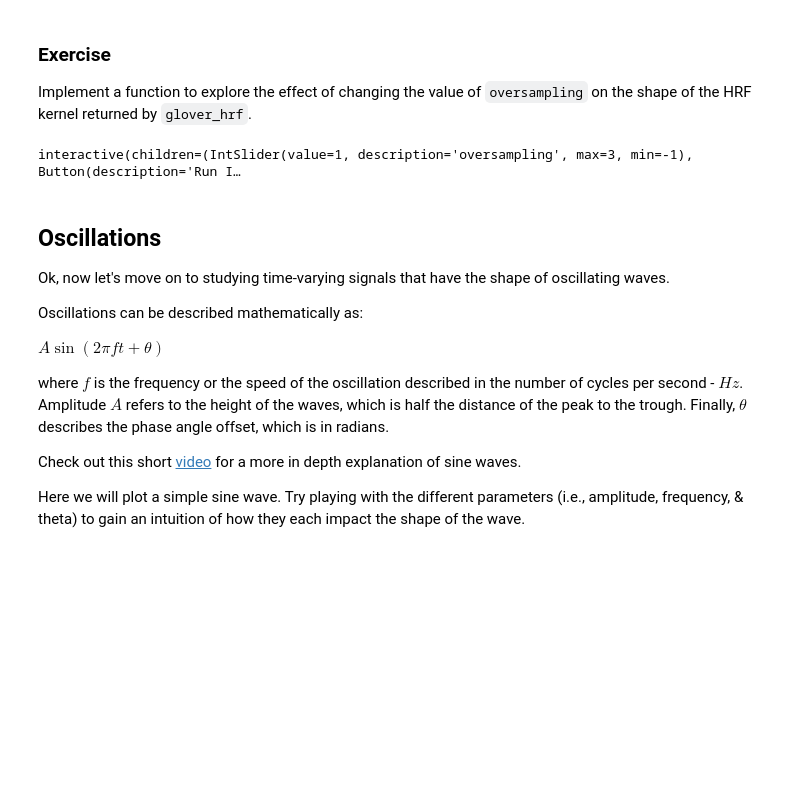
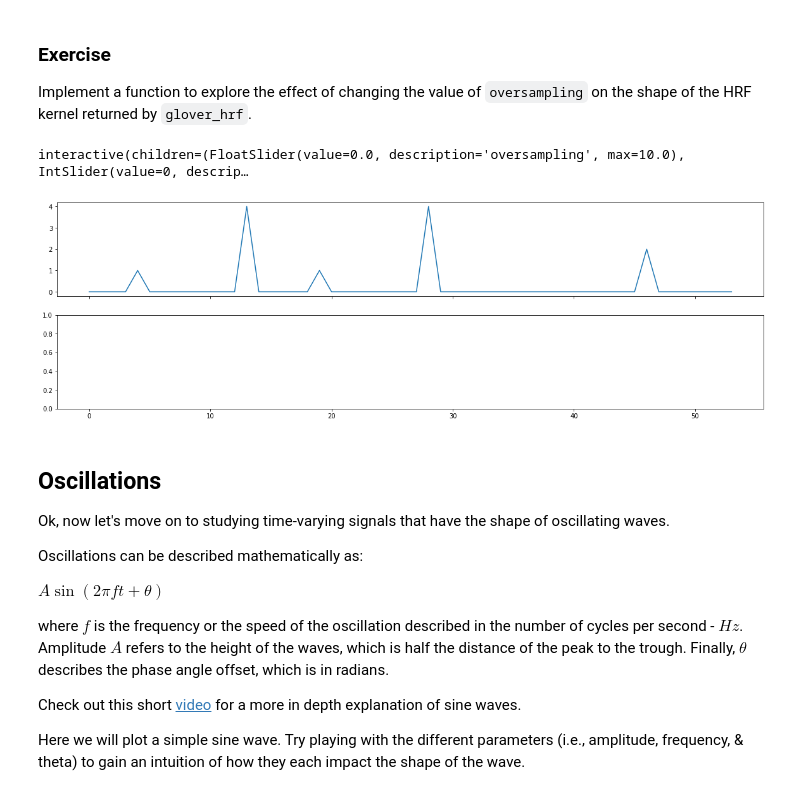
Before and after one commit to Pai-Sho/bai-book, a Jupyter notebook: content/labs/lab-signal-processing/index.ipynb, the cells around one changed output. Drawn from its saved outputs; the diff is of its cells as text; code cells hidden in the pictures; blank space fills up the shorter version.

```diff
--- a/content/labs/lab-signal-processing/index.ipynb
+++ b/content/labs/lab-signal-processing/index.ipynb
@@ -325,16 +325,24 @@ If you are interested in a more detailed overview of convolution and the HRF fun
 ### Exercise
 
 Implement a function to explore the effect of changing the value of `oversampling` on the shape of the HRF kernel returned by `glover_hrf`.
-# %%
-@interact_manual(oversampling=1)
-def test_glover_hrf(oversampling):
-    ### BEGIN SOLUTION
-
-
-    ### END SOLUTION
-    return None
-# %% [output]
-interactive(children=(IntSlider(value=1, description='oversampling', max=3, min=-1), Button(description='Run I…
+# %%
+@interact_manual(oversampling=widgets.FloatSlider(min=0,max=10),n_samples=widgets.IntSlider(min=0, max=100))
+def test_glover_hrf(oversampling,n_samples):
+    ### BEGIN SOLUTION
+    signal = np.zeros(n_samples)
+    signal[np.random.randint(0,n_samples,5)] = np.random.randint(1,5,5)
+
+    f,a = plt.subplots(nrows=2, figsize=(20,6), sharex=True)
+    a[0].plot(signal)
+    a[1].plot(np.convolve(signal, hrf))
+    a[0].set_ylabel('Intensity', fontsize=18)
+    a[1].set_ylabel('Intensity', fontsize=18)
+    plt.xlabel('Time', fontsize=18)
+    ### END SOLUTION
+    return None
+# %% [output]
+interactive(children=(FloatSlider(value=0.0, description='oversampling', max=10.0), IntSlider(value=0, descrip…
+[figure, added]
 # %% [markdown]
 ## Oscillations
 
```
Also changed, not shown: parts of 12 cells of this notebook, 43 other files.
